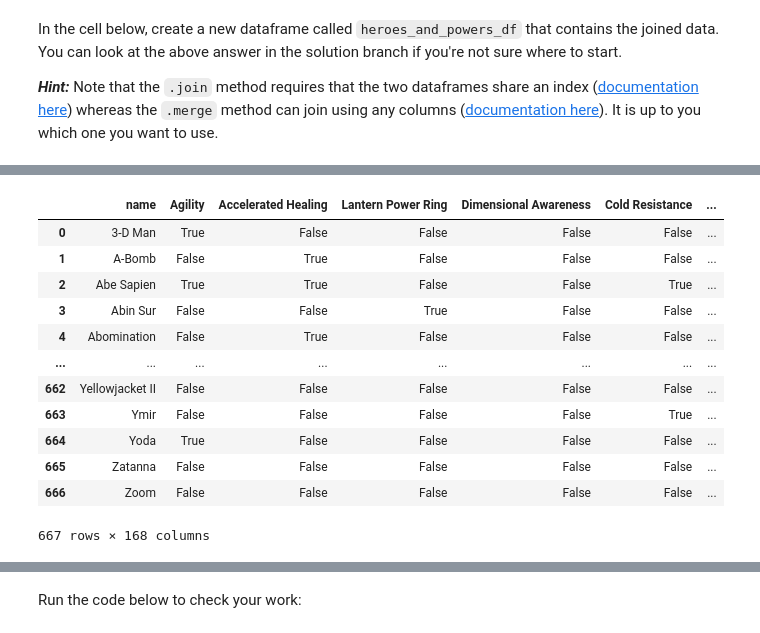
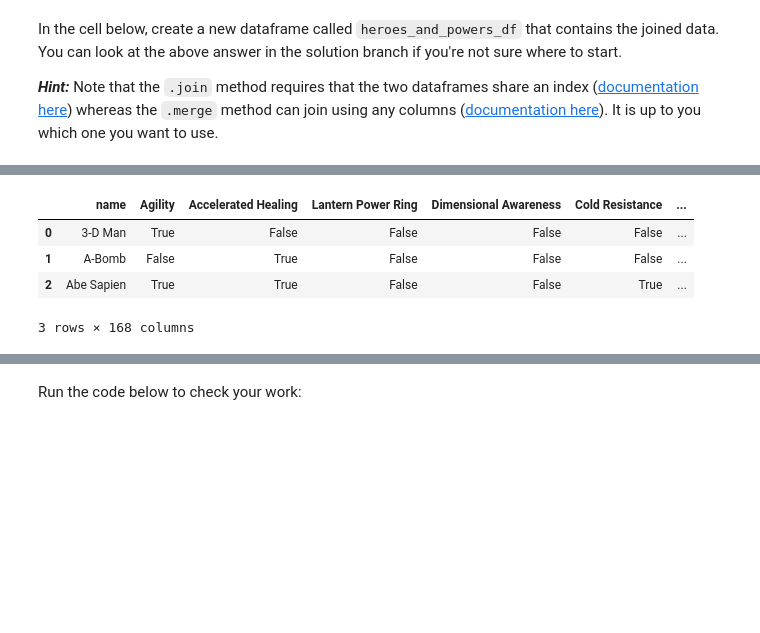
Before and after one commit to Leon380/dsc-pandas-data-cleaning-lab, a Jupyter notebook: index.ipynb, the cells around one changed output, grey strips where cells are left out. Saved outputs shown, nothing was run; the diff lists cells and outputs as text; code cells hidden in the pictures; blank space fills up the shorter version.

```diff
--- a/index.ipynb
+++ b/index.ipynb
@@ -460,22 +472,14 @@ powers_df_transposed
 # %%
 # Now we can reset the index so that the first column is called "name"
 powers_df_transposed.index.name = "name"
 powers_df_transposed.reset_index(inplace=True)
-powers_df_transposed
+powers_df_transposed.head(3)
 # %% [output]
 |  | name | Agility | Accelerated Healing | Lantern Power Ring | Dimensional Awareness | Cold Resistance | ... |
 | 0 | 3-D Man | True | False | False | False | False | ... |
 | 1 | A-Bomb | False | True | False | False | False | ... |
 | 2 | Abe Sapien | True | True | False | False | True | ... |
-| 3 | Abin Sur | False | False | True | False | False | ... |
-| 4 | Abomination | False | True | False | False | False | ... |
-| ... | ... | ... | ... | ... | ... | ... | ... |
-| 662 | Yellowjacket II | False | False | False | False | False | ... |
-| 663 | Ymir | False | False | False | False | True | ... |
-| 664 | Yoda | True | False | False | False | False | ... |
-| 665 | Zatanna | False | False | False | False | False | ... |
-| 666 | Zoom | False | False | False | False | False | ... |
-667 rows × 168 columns
+3 rows × 168 columns
 # %%
 # Then actually merge the DataFrames together, using "name" as the shared key
 # and "inner" so we don't keep anything with a NaN on either side
```
Also changed, not shown: parts of 22 cells of this notebook.
